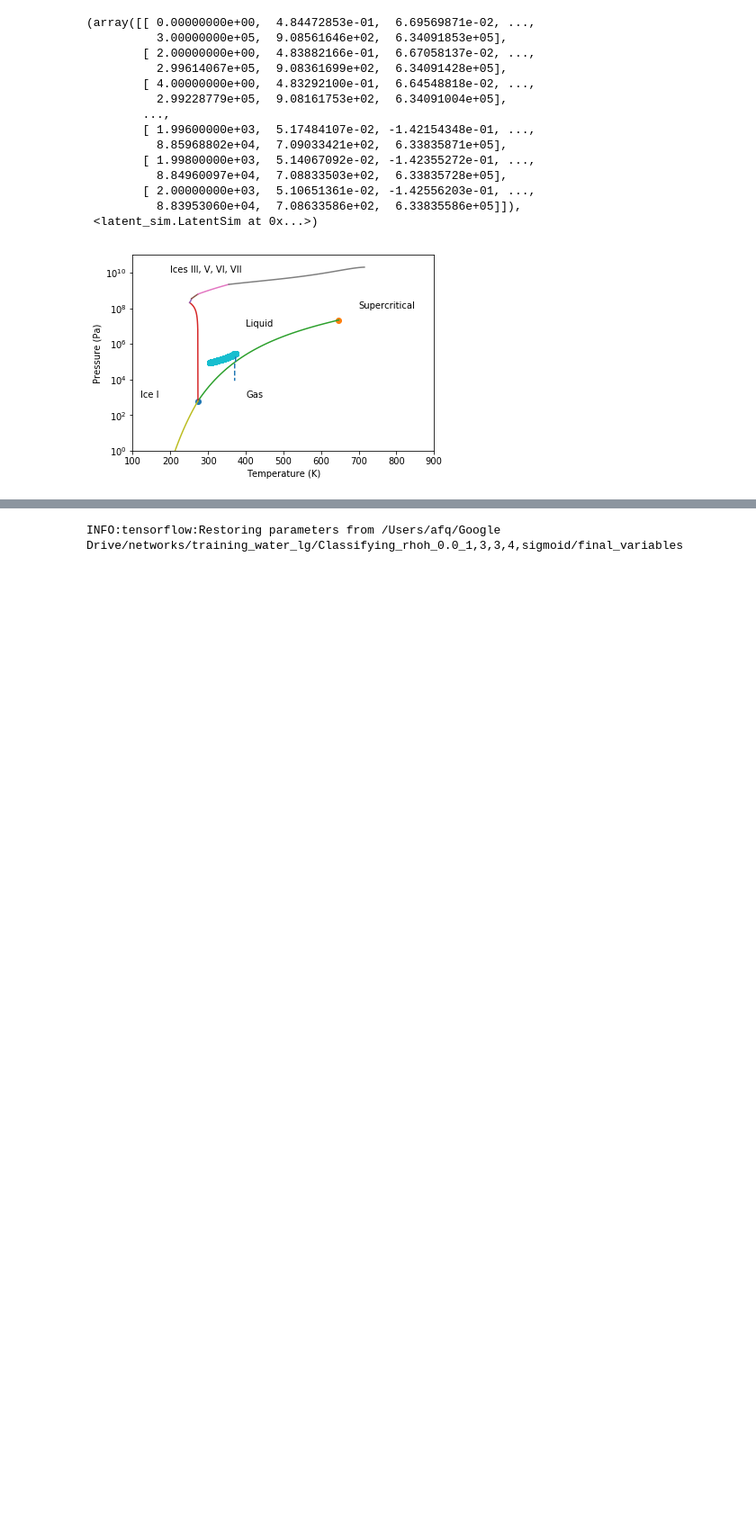
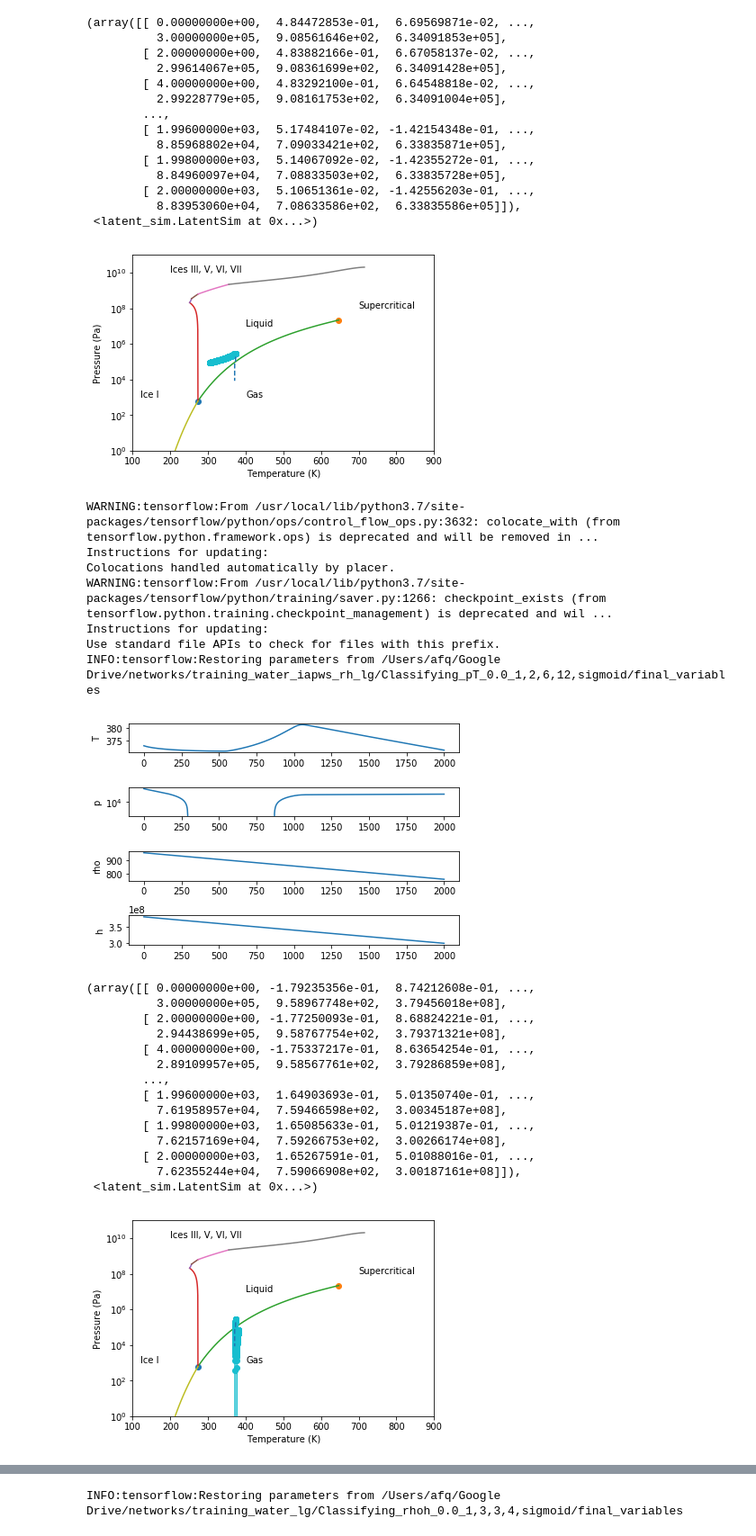
Before and after one commit to afqueiruga/LatentPrimaries, a Jupyter notebook: 9_debugging_one_run.ipynb, the cells around one changed output, grey strips where cells are left out. Shown at 90% size. Drawn from its saved outputs; the diff is of its cells as text; code cells hidden in the pictures; blank space fills up the shorter version.

```diff
--- a/9_debugging_one_run.ipynb
+++ b/9_debugging_one_run.ipynb
@@ -5,7 +5,7 @@ import numpy as np
 from equations_of_state import iapws97
 from equations_of_state.iapws_boundaries import plot_boundaries
 
-def plot_all_vs_t(ts):
+def plot_all_vs_t(ts, ref):
     for i,var in enumerate(['T','p','rho','h']):
         plt.subplot(4,1,i+1)
         if i!=1:
@@ -13,20 +13,21 @@ def plot_all_vs_t(ts):
         else:
             plt.semilogy(ts[:,0],ts[:,3+i])
         plt.ylabel(var)
-    plt.tight_layout()
-    plt.show()
 # %%
 import batch_test_latent_sim as bt
 # %%
 def curry_run(net,eos='water_lg',prob='Transition_L2G',ref_file=None):
     ts_l2g,ls_l2g = bt.run_one_simulation(eos,net,
                       prob,verbose=False)
-    plot_all_vs_t(ts_l2g)
+
     plot_boundaries()
     plt.semilogy(ts_l2g[:,3],ts_l2g[:,4],'-o')
     if not ref_file is None:
         arr = np.loadtxt(ref_file,skiprows=1,delimiter=",")
         plt.semilogy(arr[:,3]+273.15,arr[:,2],'--')
+    ts_ref = ts_l2g.copy()
+
+    plot_all_vs_t(ts_l2g, ts_ref)
     return ts_l2g, ls_l2g
 # %% [markdown]
 ## Linear Liquid
@@ -255,3 +256,31 @@ INFO:tensorflow:Restoring parameters from /Users/afq/Google Drive/networks/train
           8.83953060e+04,  7.08633586e+02,  6.33835586e+05]]),
  <latent_sim.LatentSim at 0x...>)
 [figure]
+# %%
+curry_run('Classifying_pT_0.0_1,2,6,12,sigmoid',
+          eos='water_iapws_rh_lg',
+          prob='Liquid_Drain',ref_file="reference_solutions/Liquid_Drain.csv")
+# %% [output]
+WARNING:tensorflow:From /usr/local/lib/python3.7/site-packages/tensorflow/python/ops/control_flow_ops.py:3632: colocate_with (from tensorflow.python.framework.ops) is deprecated and will be removed in ...
+Instructions for updating:
+Colocations handled automatically by placer.
+WARNING:tensorflow:From /usr/local/lib/python3.7/site-packages/tensorflow/python/training/saver.py:1266: checkpoint_exists (from tensorflow.python.training.checkpoint_management) is deprecated and wil ...
+Instructions for updating:
+Use standard file APIs to check for files with this prefix.
+INFO:tensorflow:Restoring parameters from /Users/afq/Google Drive/networks/training_water_iapws_rh_lg/Classifying_pT_0.0_1,2,6,12,sigmoid/final_variables
+[figure, added]
+(array([[ 0.00000000e+00, -1.79235356e-01,  8.74212608e-01, ...,
+          3.00000000e+05,  9.58967748e+02,  3.79456018e+08],
+        [ 2.00000000e+00, -1.77250093e-01,  8.68824221e-01, ...,
+          2.94438699e+05,  9.58767754e+02,  3.79371321e+08],
+        [ 4.00000000e+00, -1.75337217e-01,  8.63654254e-01, ...,
+          2.89109957e+05,  9.58567761e+02,  3.79286859e+08],
+        ...,
+        [ 1.99600000e+03,  1.64903693e-01,  5.01350740e-01, ...,
+          7.61958957e+04,  7.59466598e+02,  3.00345187e+08],
+        [ 1.99800000e+03,  1.65085633e-01,  5.01219387e-01, ...,
+          7.62157169e+04,  7.59266753e+02,  3.00266174e+08],
+        [ 2.00000000e+03,  1.65267591e-01,  5.01088016e-01, ...,
+          7.62355244e+04,  7.59066908e+02,  3.00187161e+08]]),
+ <latent_sim.LatentSim at 0x...>)
+[figure, added]
```
Also changed, not shown: parts of 2 cells of this notebook, 1 other file.
